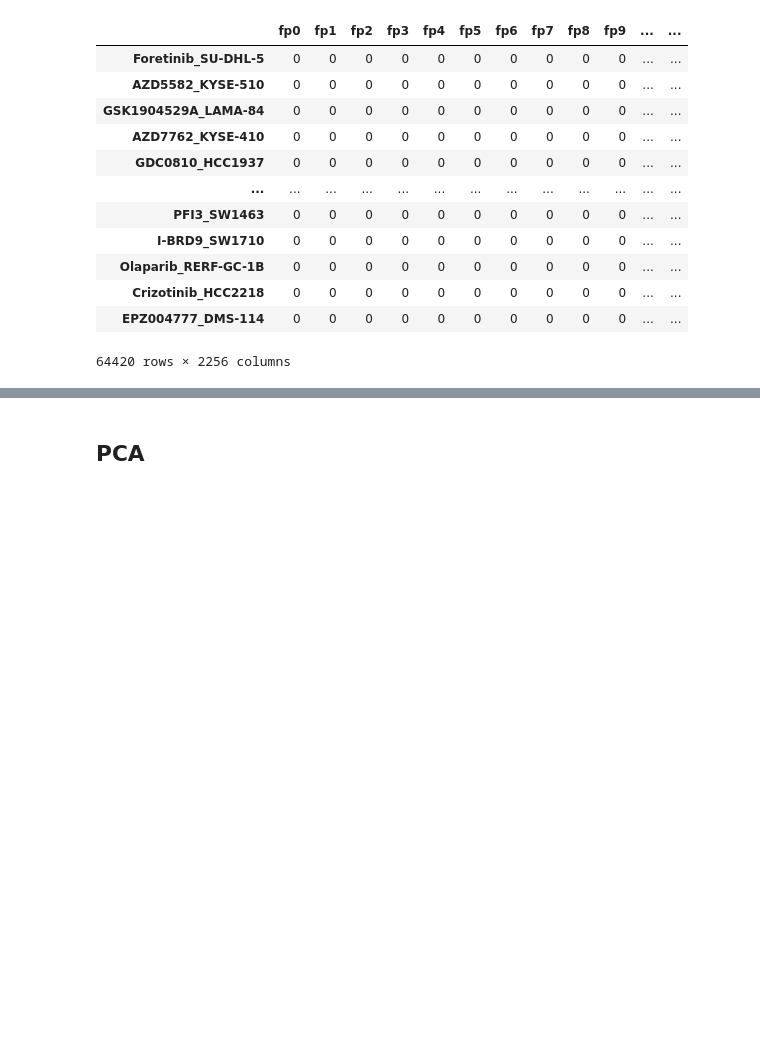
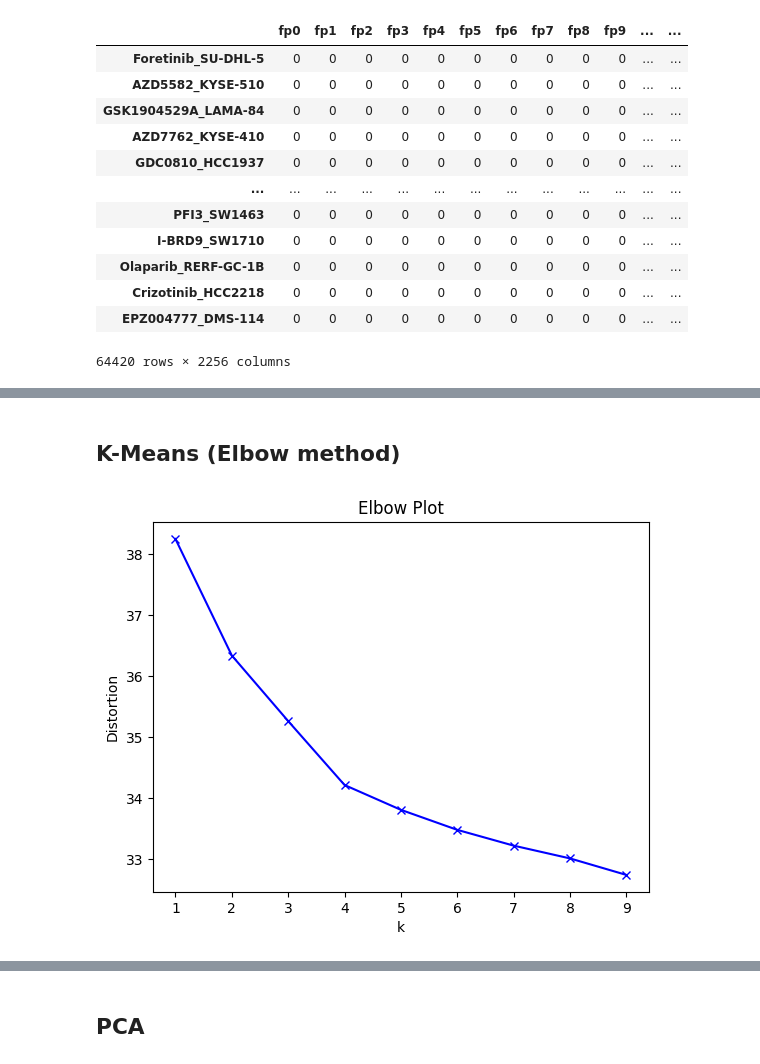
Before and after one commit to paulo-seixal/drug_sensitivity, a Jupyter notebook: unsupervised.ipynb, the cells around one changed output, grey strips where cells are left out. Cells and saved outputs as stored; diff of their text form; code cells hidden in the pictures; blank space fills up the shorter version.

```diff
--- a/unsupervised.ipynb
+++ b/unsupervised.ipynb
@@ -170,0 +277,23 @@ x_train
+# %% [markdown]
+## K-Means (Elbow method)
+# %%
+# do a k-means elbow plot to find the optimal number of clusters
+from sklearn.cluster import KMeans
+from scipy.spatial.distance import cdist
+
+# k means determine k
+distortions = []
+K = range(1,10)
+for k in K:
+    kmeanModel = KMeans(n_clusters=k).fit(filtered_cell_lines)
+    kmeanModel.fit(filtered_cell_lines)
+    distortions.append(sum(np.min(cdist(filtered_cell_lines, kmeanModel.cluster_centers_, 'euclidean'), axis=1)) / filtered_cell_lines.shape[0])
+
+# Plot the elbow
+plt.plot(K, distortions, 'bx-')
+plt.xlabel('k')
+plt.ylabel('Distortion')
+plt.title('Elbow Plot')
+plt.show()
+# %% [output]
+[figure, added]
```
Also changed, not shown: parts of 11 cells of this notebook, 4 other files.
